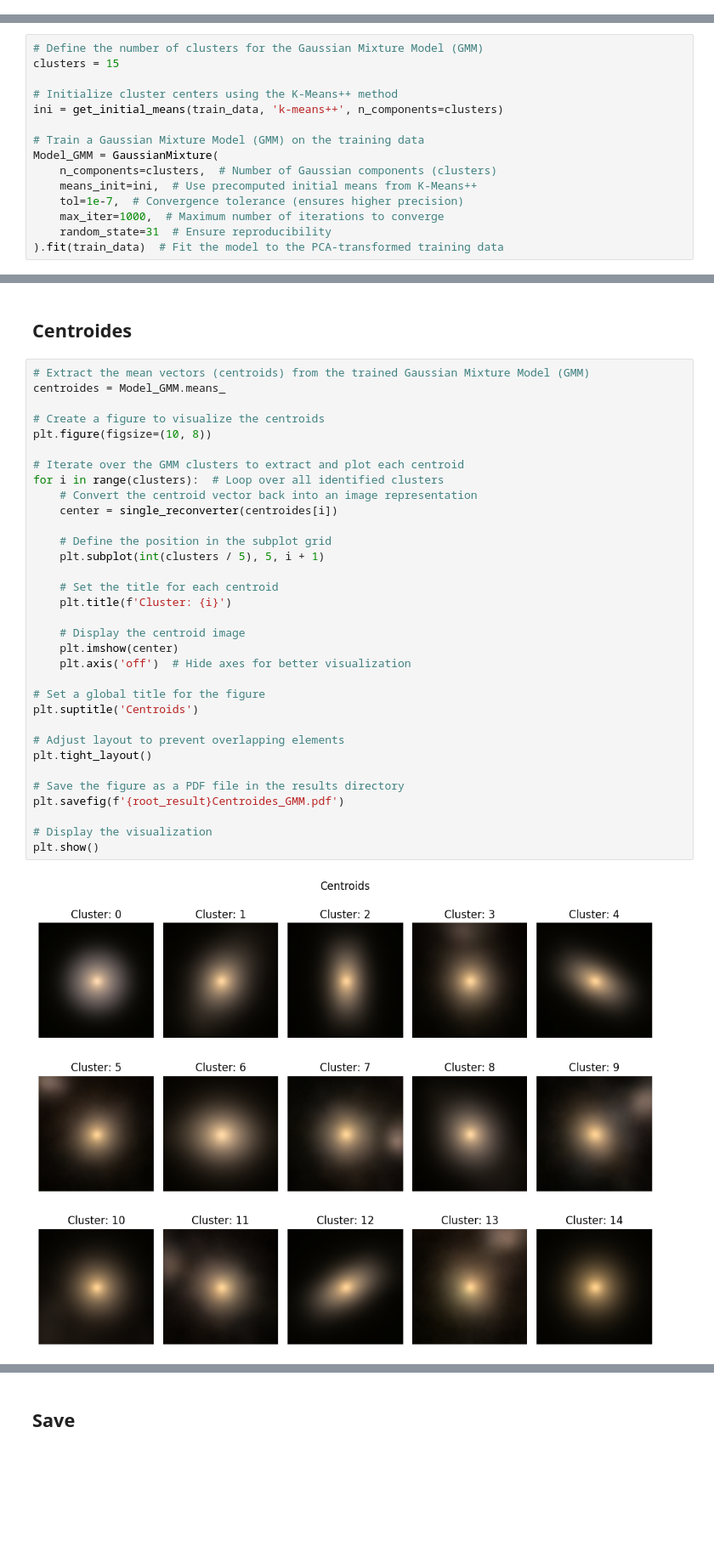
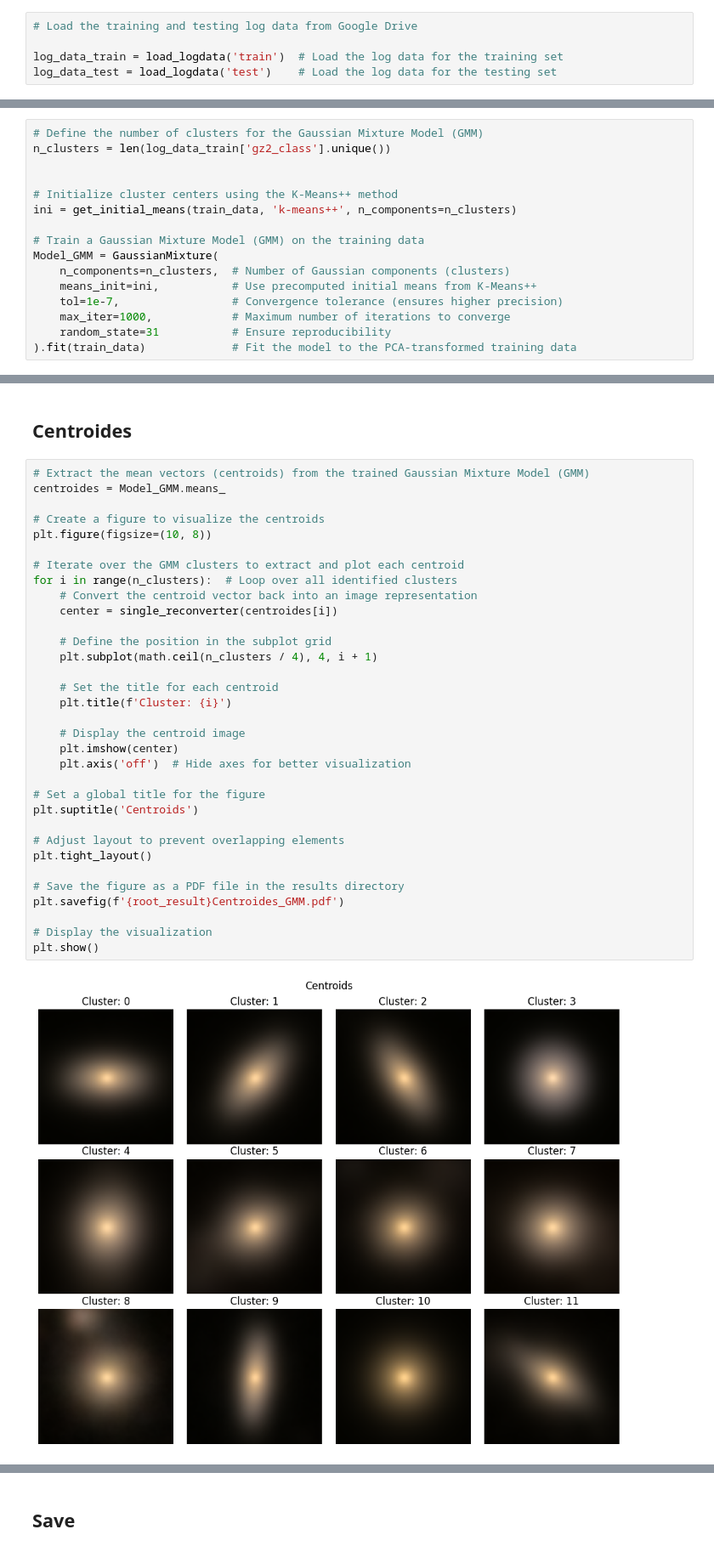
Before and after one commit to Tonathiu-Pina/Classify_galaxies_with_Unsupervised_and_Supervised_learning, a Jupyter notebook: Unsupervised_ML/5_Apply_Gaussian_Mixture_Models.ipynb, the cells around one changed output, grey strips where cells are left out. Shown at 85% size. Saved outputs shown, nothing was run; the diff lists cells and outputs as text; blank space fills up the shorter version.

```diff
--- a/Unsupervised_ML/5_Apply_Gaussian_Mixture_Models.ipynb
+++ b/Unsupervised_ML/5_Apply_Gaussian_Mixture_Models.ipynb
@@ -219,0 +380,5 @@ scaler = joblib.load(root_scaler)
+# %%
+# Load the training and testing log data from Google Drive
+
+log_data_train = load_logdata('train')  # Load the log data for the training set
+log_data_test = load_logdata('test')    # Load the log data for the testing set
@@ -231,19 +407,20 @@ Shape: (10000, 75)
 ## Train
 # %%
 # Define the number of clusters for the Gaussian Mixture Model (GMM)
-clusters = 15
+n_clusters = len(log_data_train['gz2_class'].unique())
+
 
 # Initialize cluster centers using the K-Means++ method
-ini = get_initial_means(train_data, 'k-means++', n_components=clusters)
+ini = get_initial_means(train_data, 'k-means++', n_components=n_clusters)
 
 # Train a Gaussian Mixture Model (GMM) on the training data
 Model_GMM = GaussianMixture(
-    n_components=clusters,  # Number of Gaussian components (clusters)
-    means_init=ini,  # Use precomputed initial means from K-Means++
-    tol=1e-7,  # Convergence tolerance (ensures higher precision)
-    max_iter=1000,  # Maximum number of iterations to converge
-    random_state=31  # Ensure reproducibility
-).fit(train_data)  # Fit the model to the PCA-transformed training data
+    n_components=n_clusters,  # Number of Gaussian components (clusters)
+    means_init=ini,           # Use precomputed initial means from K-Means++
+    tol=1e-7,                 # Convergence tolerance (ensures higher precision)
+    max_iter=1000,            # Maximum number of iterations to converge
+    random_state=31           # Ensure reproducibility
+).fit(train_data)             # Fit the model to the PCA-transformed training data
 # %% [markdown]
 ## Clasification
 # %%
@@ -259,33 +458,33 @@ label = np.unique(labels)
 centroides = Model_GMM.means_
 
 # Create a figure to visualize the centroids
 plt.figure(figsize=(10, 8))
 
 # Iterate over the GMM clusters to extract and plot each centroid
-for i in range(clusters):  # Loop over all identified clusters
+for i in range(n_clusters):  # Loop over all identified clusters
     # Convert the centroid vector back into an image representation
     center = single_reconverter(centroides[i])
 
     # Define the position in the subplot grid
-    plt.subplot(int(clusters / 5), 5, i + 1)
+    plt.subplot(math.ceil(n_clusters / 4), 4, i + 1)
 
     # Set the title for each centroid
     plt.title(f'Cluster: {i}')
 
     # Display the centroid image
     plt.imshow(center)
     plt.axis('off')  # Hide axes for better visualization
 
 # Set a global title for the figure
 plt.suptitle('Centroids')
 
 # Adjust layout to prevent overlapping elements
 plt.tight_layout()
 
 # Save the figure as a PDF file in the results directory
 plt.savefig(f'{root_result}Centroides_GMM.pdf')
 
 # Display the visualization
 plt.show()
 # %% [output]
-[figure, old version]
+[figure, new version]
```
Also changed, not shown: parts of 34 cells of this notebook, 2 other files.
